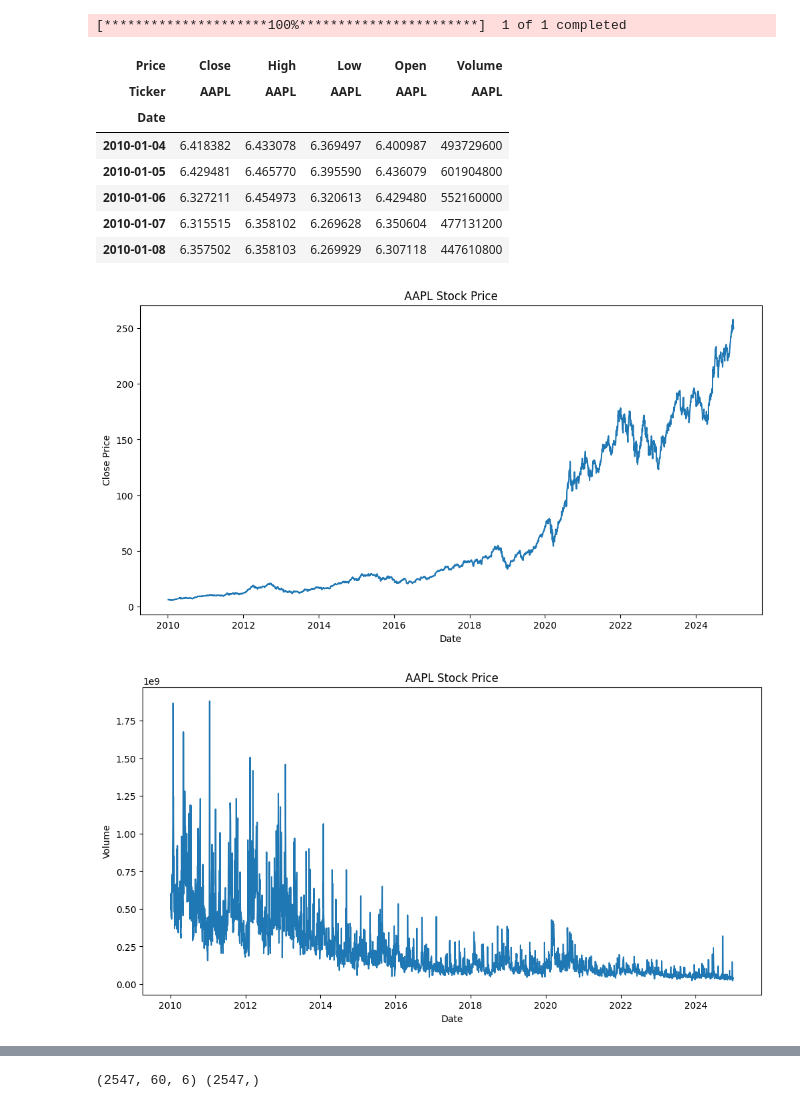
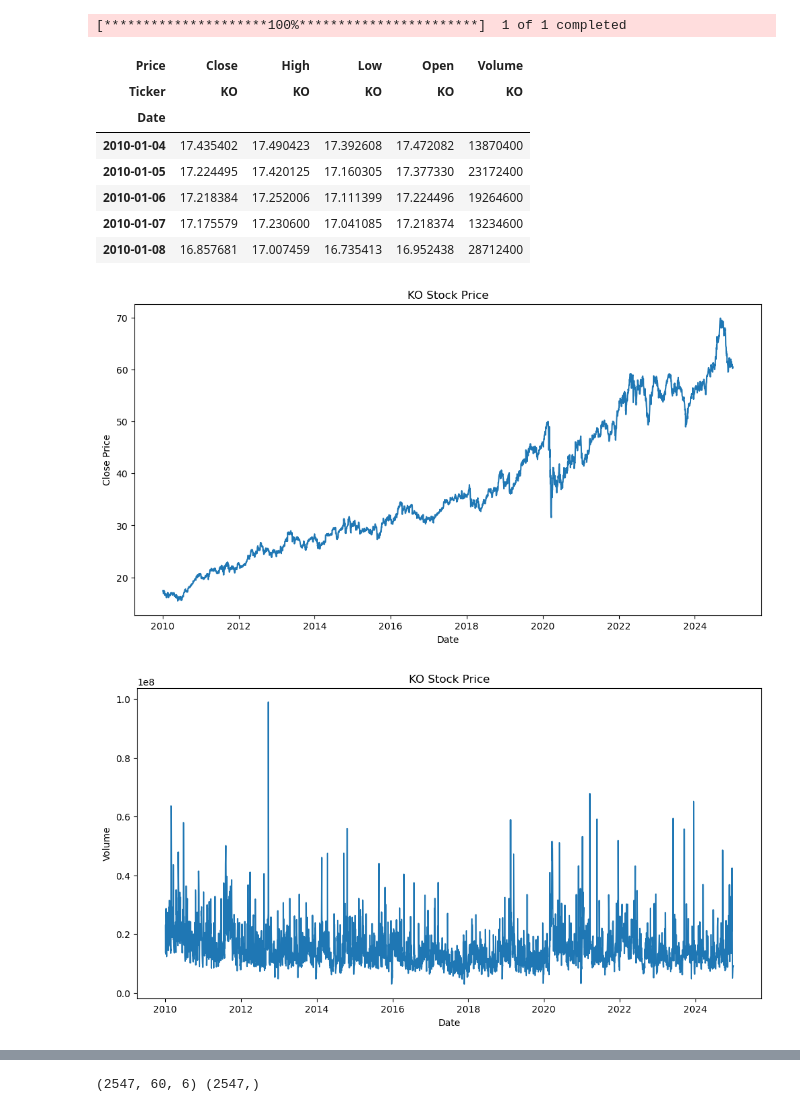
Before and after one commit to masoomehmashayekhi/AI-Exercises, a Jupyter notebook: Gen AI/Exercise2.ipynb, the cells around one changed output, grey strips where cells are left out. Saved outputs shown, nothing was run; the diff lists cells and outputs as text; code cells hidden in the pictures.

```diff
--- a/Gen AI/Exercise2.ipynb
+++ b/Gen AI/Exercise2.ipynb
@@ -52,25 +50,22 @@ import matplotlib.pyplot as plt
 from sklearn.preprocessing import MinMaxScaler
 from sklearn.metrics import mean_absolute_error, mean_squared_error
 
-ticker = "AAPL"
+
 data = yf.download(ticker, start="2010-01-01", end="2025-01-01")
 
 data.head()
 # %% [output]
 [*********************100%***********************]  1 of 1 completed
 | Price | Close | High | Low | Open | Volume |
-| Ticker | AAPL | AAPL | AAPL | AAPL | AAPL |
+| Ticker | KO | KO | KO | KO | KO |
 | Date |  |  |  |  |  |
-| 2010-01-04 | 6.418382 | 6.433078 | 6.369497 | 6.400987 | 493729600 |
-| 2010-01-05 | 6.429481 | 6.465770 | 6.395590 | 6.436079 | 601904800 |
-| 2010-01-06 | 6.327211 | 6.454973 | 6.320613 | 6.429480 | 552160000 |
-| 2010-01-07 | 6.315515 | 6.358102 | 6.269628 | 6.350604 | 477131200 |
-| 2010-01-08 | 6.357502 | 6.358103 | 6.269929 | 6.307118 | 447610800 |
+| 2010-01-04 | 17.435402 | 17.490423 | 17.392608 | 17.472082 | 13870400 |
+| 2010-01-05 | 17.224495 | 17.420125 | 17.160305 | 17.377330 | 23172400 |
+| 2010-01-06 | 17.218384 | 17.252006 | 17.111399 | 17.224496 | 19264600 |
+| 2010-01-07 | 17.175579 | 17.230600 | 17.041085 | 17.218374 | 13234600 |
+| 2010-01-08 | 16.857681 | 17.007459 | 16.735413 | 16.952438 | 28712400 |
 # %%
 data_close = data[['Close']]
-
-scaler = MinMaxScaler(feature_range=(0,1))
-scaled_data = scaler.fit_transform(data_close)
 
 plt.figure(figsize=(12,6))
 plt.plot(data_close)
@@ -79,21 +74,18 @@ plt.xlabel("Date")
 plt.ylabel("Close Price")
 plt.show()
 # %% [output]
-[figure, old version]
+[figure, new version]
 # %%
 data_volume = data[['Volume']]
-
-scaler = MinMaxScaler(feature_range=(0,1))
-scaled_data = scaler.fit_transform(data_volume)
 
 plt.figure(figsize=(12,6))
 plt.plot(data_volume)
 plt.title(f"{ticker} Stock Price")
 plt.xlabel("Date")
 plt.ylabel("Volume")
 plt.show()
 # %% [output]
-[figure, old version]
+[figure, new version]
 # %%
 data['MA10'] = data['Close'].rolling(window=10).mean()
 data['MA50'] = data['Close'].rolling(window=50).mean()
```
Also changed, not shown: parts of 7 cells of this notebook, 13 other files.
